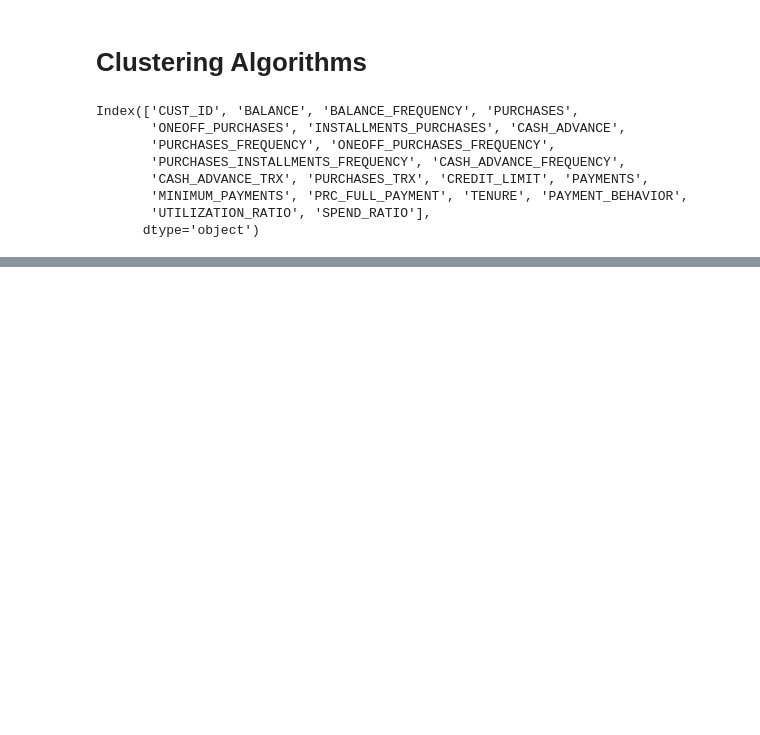
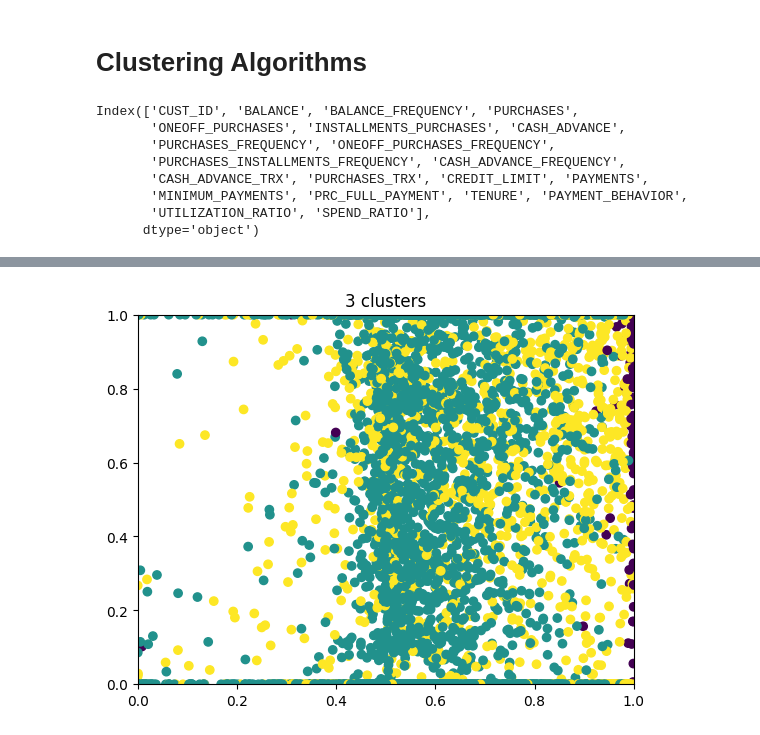
Before and after one commit to Muskan-rs/ds_assignment2, a Jupyter notebook: ds_assignment2.ipynb, the cells around one changed output, grey strips where cells are left out. Saved outputs shown, nothing was run; the diff lists cells and outputs as text; code cells hidden in the pictures; blank space fills up the shorter version.

```diff
--- a/ds_assignment2.ipynb
+++ b/ds_assignment2.ipynb
@@ -466,0 +506,16 @@ Index(['CUST_ID', 'BALANCE', 'BALANCE_FREQUENCY', 'PURCHASES',
+# %%
+kmeans = KMeans(n_clusters=3)
+kmeans.fit(cluster_df)
+labels = kmeans.labels_
+centers = kmeans.cluster_centers_
+plt.scatter(df['PAYMENT_BEHAVIOR'], df['SPEND_RATIO'], c=labels)
+plt.scatter(centers[:,0], centers[:,1], c = 'red')
+
+# Set x and y axis limits between 0 and 1
+plt.xlim(0, 1)
+plt.ylim(0, 1)
+
+plt.title('3 clusters')
+plt.show()
+# %% [output]
+[figure, added]
```
Also changed, not shown: parts of 5 cells of this notebook.
